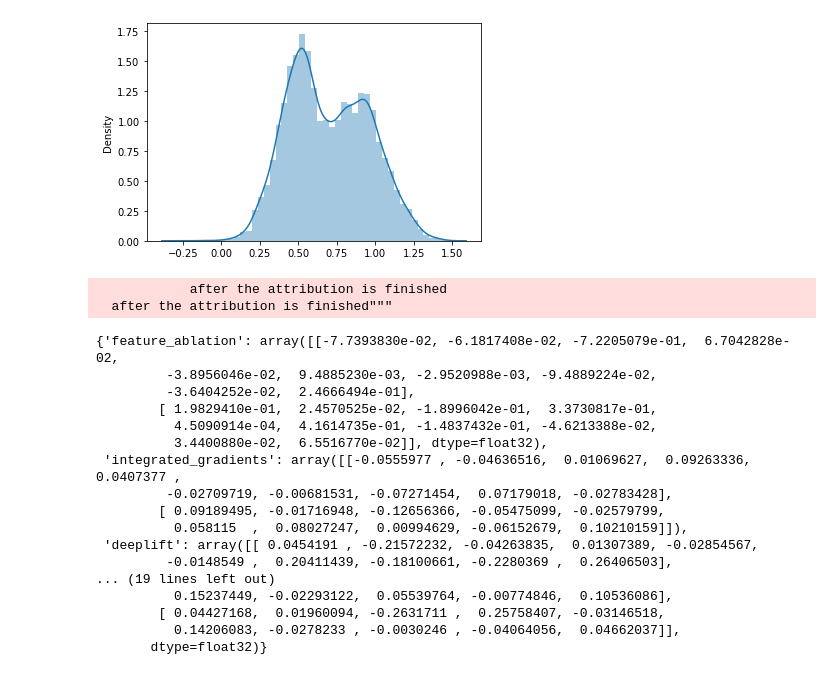
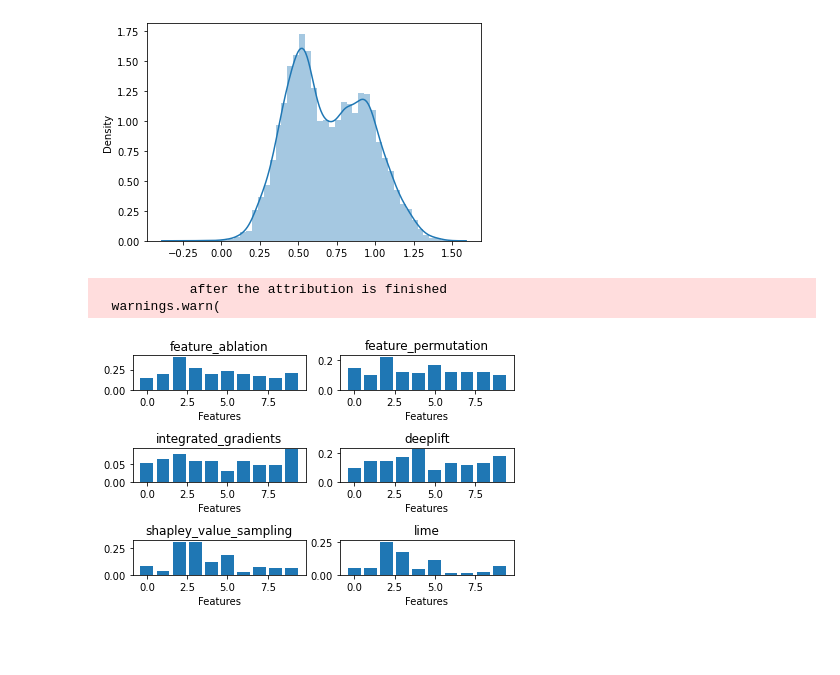
Before and after one commit to JonathanCrabbe/ITErpretability, a Jupyter notebook: test_iterpretability.ipynb, the cells around one changed output. Drawn from its saved outputs; the diff is of its cells as text; code cells hidden in the pictures; blank space fills up the shorter version.

Commit message:
Remove the SHAP redundancy and improve plots  in explainability module

```diff
--- a/test_iterpretability.ipynb
+++ b/test_iterpretability.ipynb
@@ -59,28 +59,9 @@ learner = TLearner(
 )
 learner.fit(X=X_train, y=Y_train, w=W_train)
 explainer = Explainer(learner, feature_names=list(range(X_train.shape[1])))
-# %%
-explanations = explainer.explain(X[-2:])
-# %% [output]
-            after the attribution is finished
-  after the attribution is finished"""
-# %%
-explanations
-# %% [output]
-{'feature_ablation': array([[-7.7393830e-02, -6.1817408e-02, -7.2205079e-01,  6.7042828e-02,
-         -3.8956046e-02,  9.4885230e-03, -2.9520988e-03, -9.4889224e-02,
-         -3.6404252e-02,  2.4666494e-01],
-        [ 1.9829410e-01,  2.4570525e-02, -1.8996042e-01,  3.3730817e-01,
-          4.5090914e-04,  4.1614735e-01, -1.4837432e-01, -4.6213388e-02,
-          3.4400880e-02,  6.5516770e-02]], dtype=float32),
- 'integrated_gradients': array([[-0.0555977 , -0.04636516,  0.01069627,  0.09263336,  0.0407377 ,
-         -0.02709719, -0.00681531, -0.07271454,  0.07179018, -0.02783428],
-        [ 0.09189495, -0.01716948, -0.12656366, -0.05475099, -0.02579799,
-          0.058115  ,  0.08027247,  0.00994629, -0.06152679,  0.10210159]]),
- 'deeplift': array([[ 0.0454191 , -0.21572232, -0.04263835,  0.01307389, -0.02854567,
-         -0.0148549 ,  0.20411439, -0.18100661, -0.2280369 ,  0.26406503],
-... (19 lines left out)
-          0.15237449, -0.02293122,  0.05539764, -0.00774846,  0.10536086],
-        [ 0.04427168,  0.01960094, -0.2631711 ,  0.25758407, -0.03146518,
-          0.14206083, -0.0278233 , -0.0030246 , -0.04064056,  0.04662037]],
-       dtype=float32)}
+# %%
+explainer.plot(X[-20:])
+# %% [output]
+            after the attribution is finished
+  warnings.warn(
+[figure, added]
```
Also changed, not shown: 2 other files.
